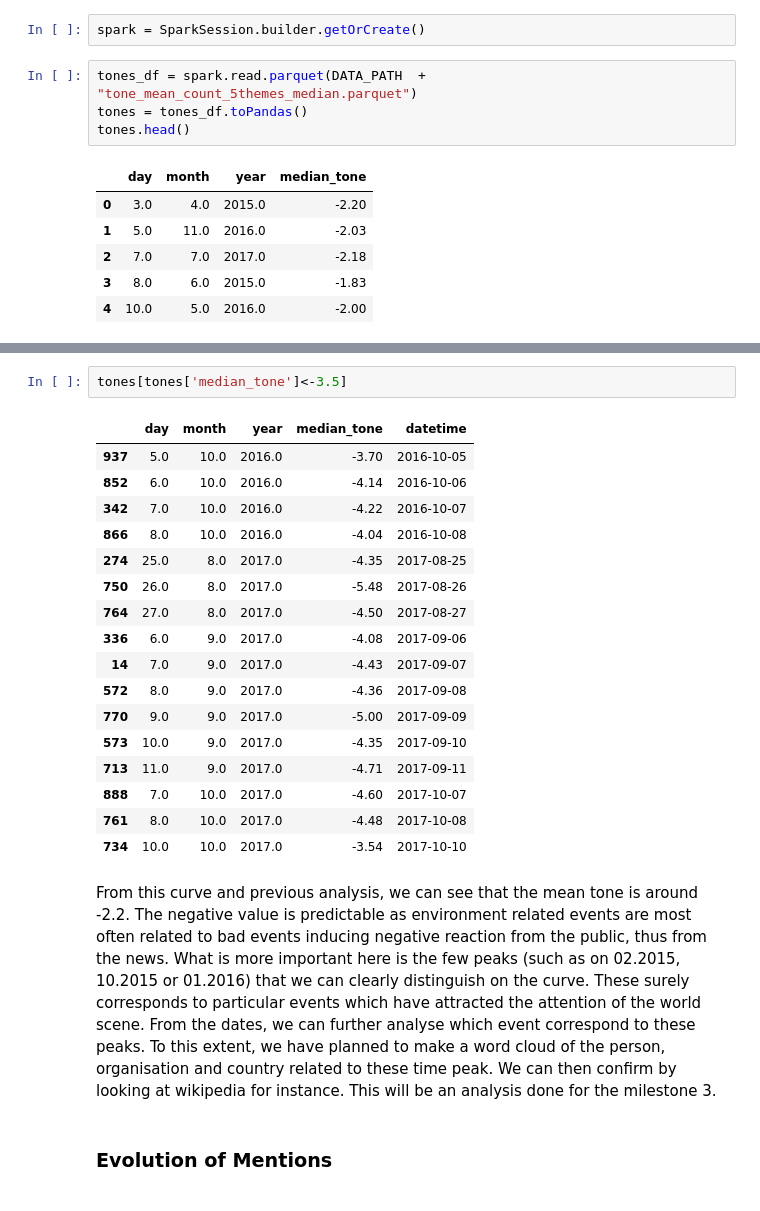
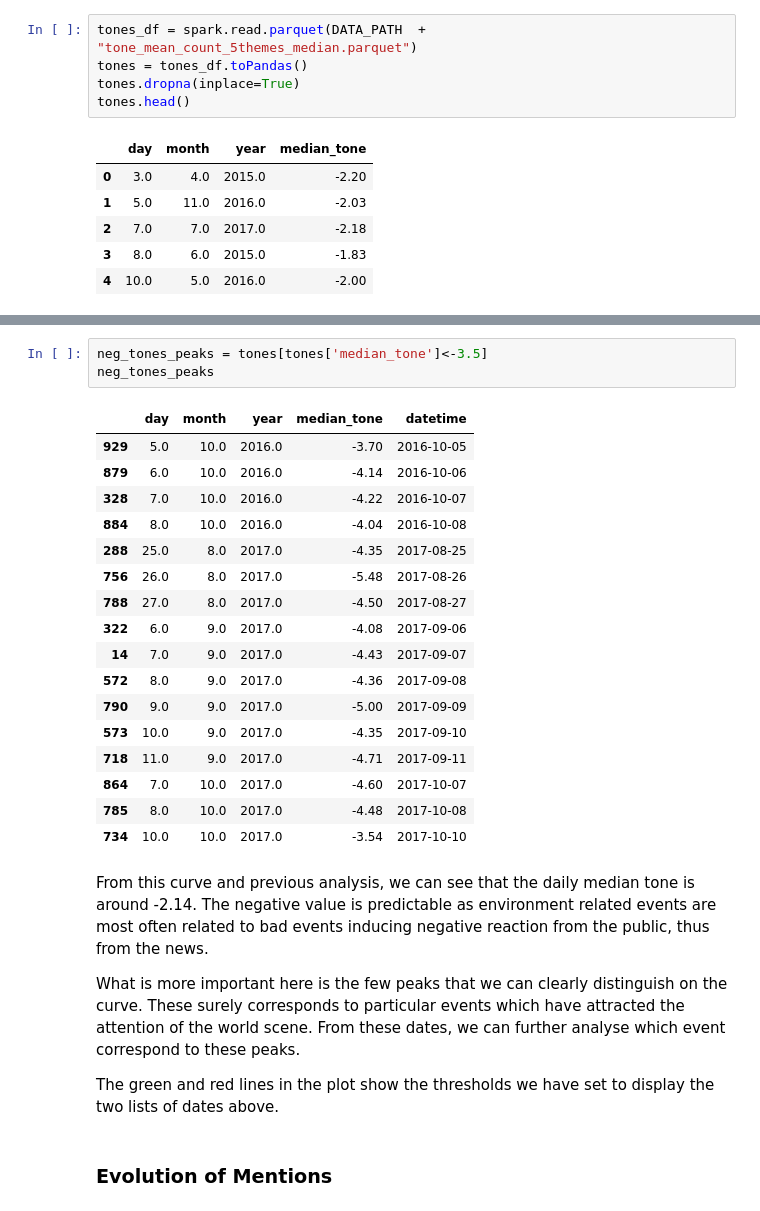
Before and after one commit to damlobster/ada2018, a Jupyter notebook: src/Milestone3.ipynb, the cells around one changed output, grey strips where cells are left out. Cells and saved outputs as stored; diff of their text form.

```diff
--- a/src/Milestone3.ipynb
+++ b/src/Milestone3.ipynb
@@ -177,11 +187,10 @@ Here we analyse the tone of the news of environment-related events in the world.
 We want to grasp the tone of these news in the world in a chronological manner to see how these events are perceived during time.
 # %%
 DATA_PATH = "data/from_cluster/"
-# %%
-spark = SparkSession.builder.getOrCreate()
 # %%
 tones_df = spark.read.parquet(DATA_PATH  + "tone_mean_count_5themes_median.parquet")
 tones = tones_df.toPandas()
+tones.dropna(inplace=True)
 tones.head()
 # %% [output]
 |  | day | month | year | median_tone |
@@ -230,25 +250,29 @@ tones[(tones['median_tone']>-1) & (tones['median_tone']!=0)]
 # %%
-tones[tones['median_tone']<-3.5]
+neg_tones_peaks = tones[tones['median_tone']<-3.5]
+neg_tones_peaks
 # %% [output]
 |  | day | month | year | median_tone | datetime |
-| 937 | 5.0 | 10.0 | 2016.0 | -3.70 | 2016-10-05 |
-| 852 | 6.0 | 10.0 | 2016.0 | -4.14 | 2016-10-06 |
-| 342 | 7.0 | 10.0 | 2016.0 | -4.22 | 2016-10-07 |
-| 866 | 8.0 | 10.0 | 2016.0 | -4.04 | 2016-10-08 |
-| 274 | 25.0 | 8.0 | 2017.0 | -4.35 | 2017-08-25 |
-| 750 | 26.0 | 8.0 | 2017.0 | -5.48 | 2017-08-26 |
-| 764 | 27.0 | 8.0 | 2017.0 | -4.50 | 2017-08-27 |
-| 336 | 6.0 | 9.0 | 2017.0 | -4.08 | 2017-09-06 |
+| 929 | 5.0 | 10.0 | 2016.0 | -3.70 | 2016-10-05 |
+| 879 | 6.0 | 10.0 | 2016.0 | -4.14 | 2016-10-06 |
+| 328 | 7.0 | 10.0 | 2016.0 | -4.22 | 2016-10-07 |
+| 884 | 8.0 | 10.0 | 2016.0 | -4.04 | 2016-10-08 |
+| 288 | 25.0 | 8.0 | 2017.0 | -4.35 | 2017-08-25 |
+| 756 | 26.0 | 8.0 | 2017.0 | -5.48 | 2017-08-26 |
+| 788 | 27.0 | 8.0 | 2017.0 | -4.50 | 2017-08-27 |
+| 322 | 6.0 | 9.0 | 2017.0 | -4.08 | 2017-09-06 |
 | 14 | 7.0 | 9.0 | 2017.0 | -4.43 | 2017-09-07 |
 | 572 | 8.0 | 9.0 | 2017.0 | -4.36 | 2017-09-08 |
-| 770 | 9.0 | 9.0 | 2017.0 | -5.00 | 2017-09-09 |
+| 790 | 9.0 | 9.0 | 2017.0 | -5.00 | 2017-09-09 |
 | 573 | 10.0 | 9.0 | 2017.0 | -4.35 | 2017-09-10 |
-| 713 | 11.0 | 9.0 | 2017.0 | -4.71 | 2017-09-11 |
-| 888 | 7.0 | 10.0 | 2017.0 | -4.60 | 2017-10-07 |
-| 761 | 8.0 | 10.0 | 2017.0 | -4.48 | 2017-10-08 |
+| 718 | 11.0 | 9.0 | 2017.0 | -4.71 | 2017-09-11 |
+| 864 | 7.0 | 10.0 | 2017.0 | -4.60 | 2017-10-07 |
+| 785 | 8.0 | 10.0 | 2017.0 | -4.48 | 2017-10-08 |
 | 734 | 10.0 | 10.0 | 2017.0 | -3.54 | 2017-10-10 |
 # %% [markdown]
-From this curve and previous analysis, we can see that the mean tone is around -2.2. The negative value is predictable as environment related events are most often related to bad events inducing negative reaction from the public, thus from the news.
-What is more important here is the few peaks (such as on 02.2015, 10.2015 or 01.2016) that we can clearly distinguish on the curve. These surely corresponds to particular events which have attracted the attention of the world scene. From the dates, we can further analyse which event correspond to these peaks. To this extent, we have planned to make a word cloud of the person, organisation and country related to these time peak. We can then confirm by looking at wikipedia for instance. This will be an analysis done for the milestone 3.
+From this curve and previous analysis, we can see that the daily median tone is around -2.14. The negative value is predictable as environment related events are most often related to bad events inducing negative reaction from the public, thus from the news.
+
+What is more important here is the few peaks that we can clearly distinguish on the curve. These surely corresponds to particular events which have attracted the attention of the world scene. From these dates, we can further analyse which event correspond to these peaks.
+
+The green and red lines in the plot show the thresholds we have set to display the two lists of dates above.
 # %% [markdown]
 ### Evolution of Mentions
```
Also changed, not shown: parts of 25 cells of this notebook.
